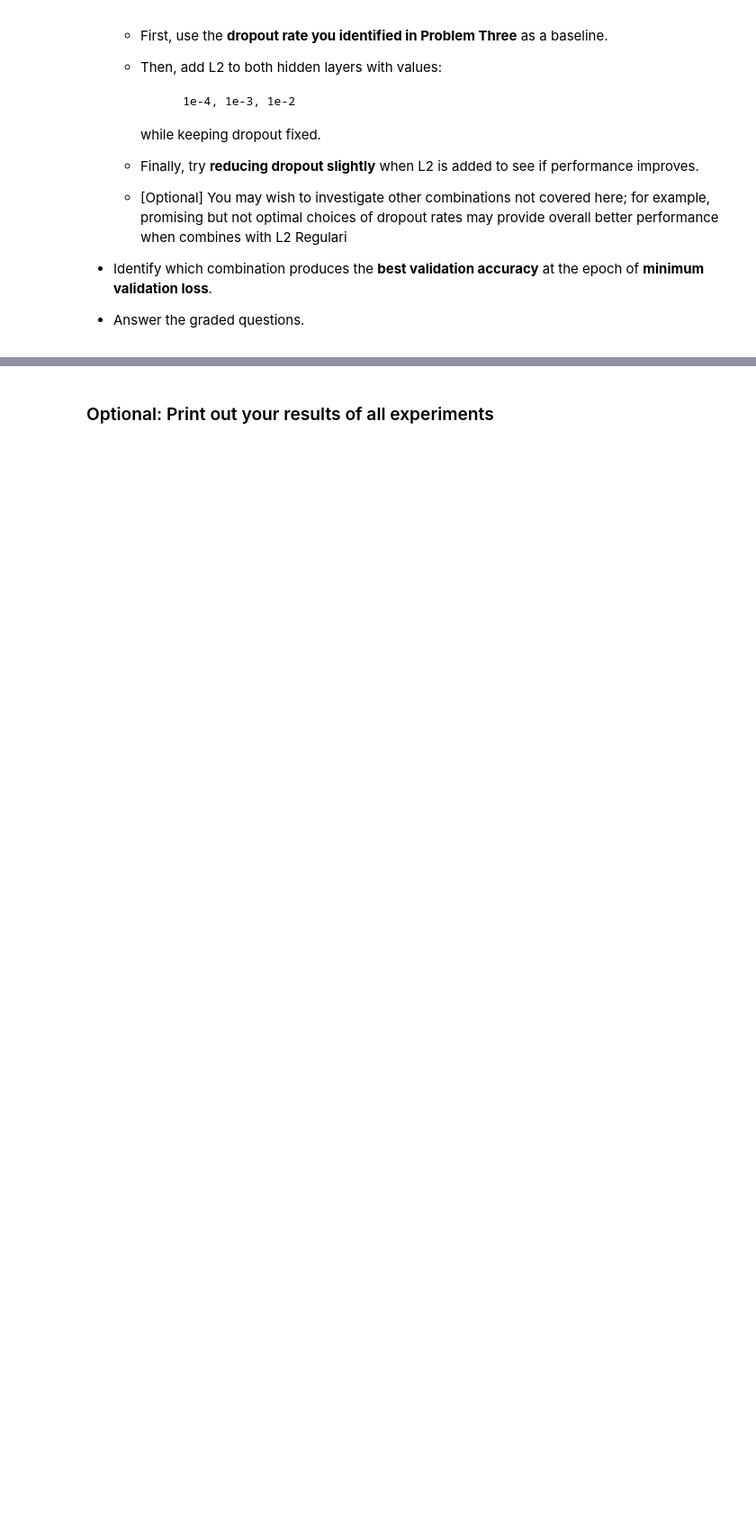
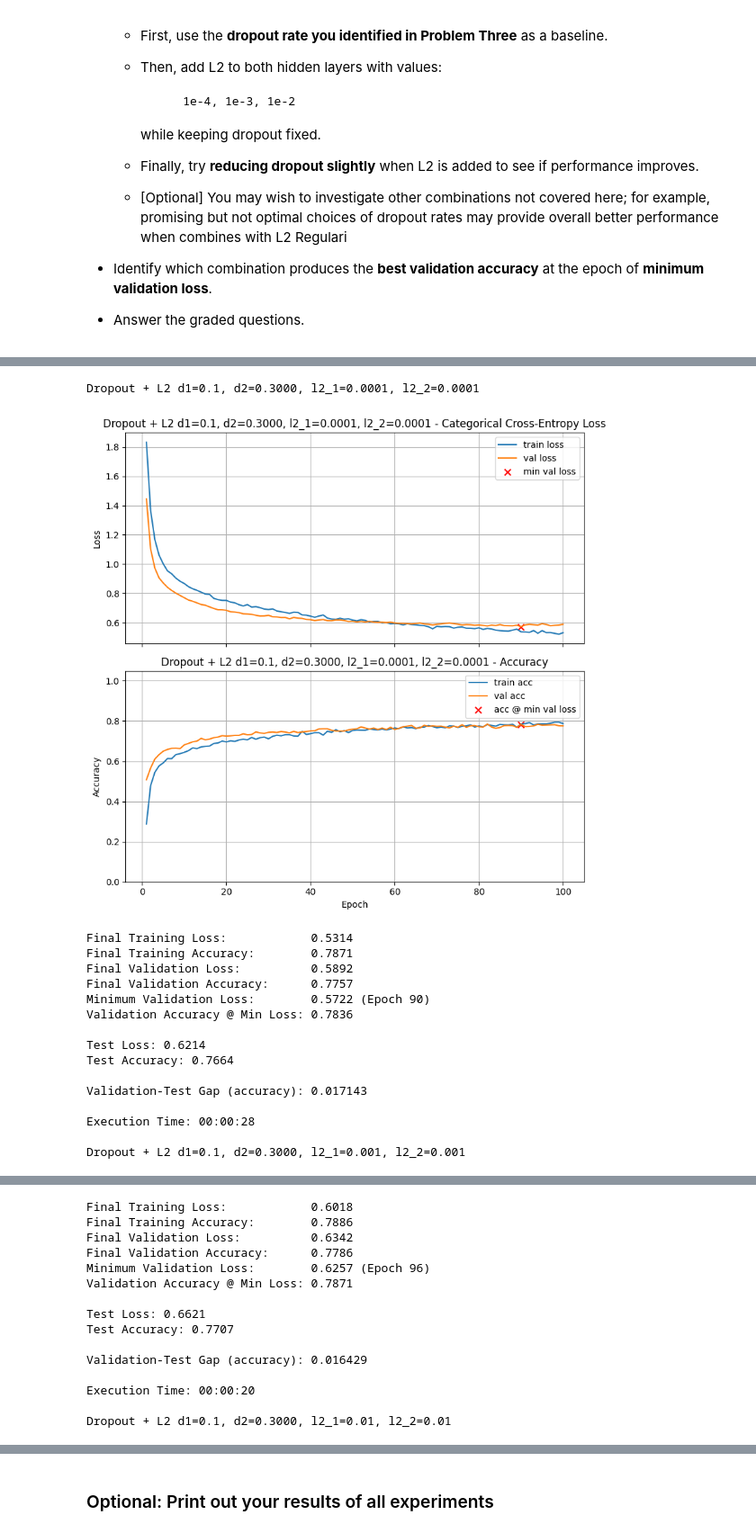
Before and after one commit to paumar2/bu-dx703-pmm, a Jupyter notebook: Homework_03.ipynb, the cells around one changed output, grey strips where cells are left out. Shown at 90% size. Saved outputs shown, nothing was run; the diff lists cells and outputs as text; code cells hidden in the pictures; blank space fills up the shorter version.

```diff
--- a/Homework_03.ipynb
+++ b/Homework_03.ipynb
@@ -767,3 +985,19 @@ In this problem, you will explore how **dropout** and **L2 regularization** can
 * Answer the graded questions.
 # %%
 # Your code here. Add as many cells as you need.
+best_activation = 'relu' #activation func. from 1 = relu
+best_lr = 1e-3 #lr from 2 = 1e-3
+best_d1 = 0.1
+best_d2 = 0.3 #dropout from 3 = (0.1, 0.3)
+l2_values = [1e-4, 1e-3, 1e-2] #given above
+#define combos to test:
+combos = []
+#do baseline dropout and diff. L2
+for l2 in l2_values:
+    combos.append((best_d1, best_d2, l2, l2))
+#slightly reduce dropout and L2
+red_d1 = max(0.0, best_d1 - 0.1)
+red_d2 = max(0.0, best_d2 - 0.1)
+for l2 in l2_values:
+    combos.append((red_d1, red_d2, l2, l2))
+combos
@@ -769,0 +1011,27 @@ In this problem, you will explore how **dropout** and **L2 regularization** can
+# %%
+#build func. for drop out and L2 models
+def base_do_l2(d1, d2, l2_1, l2_2, title):
+    model = build_model(X_train.shape[-1], [(64, 'relu', l2_1, d1), (32, 'relu', l2_2, d2)], n_classes)
+    return train_and_test(model, lr_schedule=best_lr, title=title)
+results = {}
+for (d1, d2, l2_1, l2_2) in combos:
+    title = f"Dropout + L2 d1={d1}, d2={d2:.4f}, l2_1={l2_1}, l2_2={l2_2}"
+    base_do_l2(d1, d2, l2_1, l2_2, title)
+# %% [output]
+Dropout + L2 d1=0.1, d2=0.3000, l2_1=0.0001, l2_2=0.0001
+[figure, added]
+Final Training Loss:            0.5314
+Final Training Accuracy:        0.7871
+Final Validation Loss:          0.5892
+Final Validation Accuracy:      0.7757
+Minimum Validation Loss:        0.5722 (Epoch 90)
+Validation Accuracy @ Min Loss: 0.7836
+
+Test Loss: 0.6214
+Test Accuracy: 0.7664
+
+Validation-Test Gap (accuracy): 0.017143
+
+Execution Time: 00:00:28
+
+Dropout + L2 d1=0.1, d2=0.3000, l2_1=0.001, l2_2=0.001
@@ -769,0 +1039,15 @@ In this problem, you will explore how **dropout** and **L2 regularization** can
+Final Training Loss:            0.6018
+Final Training Accuracy:        0.7886
+Final Validation Loss:          0.6342
+Final Validation Accuracy:      0.7786
+Minimum Validation Loss:        0.6257 (Epoch 96)
+Validation Accuracy @ Min Loss: 0.7871
+
+Test Loss: 0.6621
+Test Accuracy: 0.7707
+
+Validation-Test Gap (accuracy): 0.016429
+
+Execution Time: 00:00:20
+
+Dropout + L2 d1=0.1, d2=0.3000, l2_1=0.01, l2_2=0.01
```
Also changed, not shown: parts of 39 cells of this notebook.
